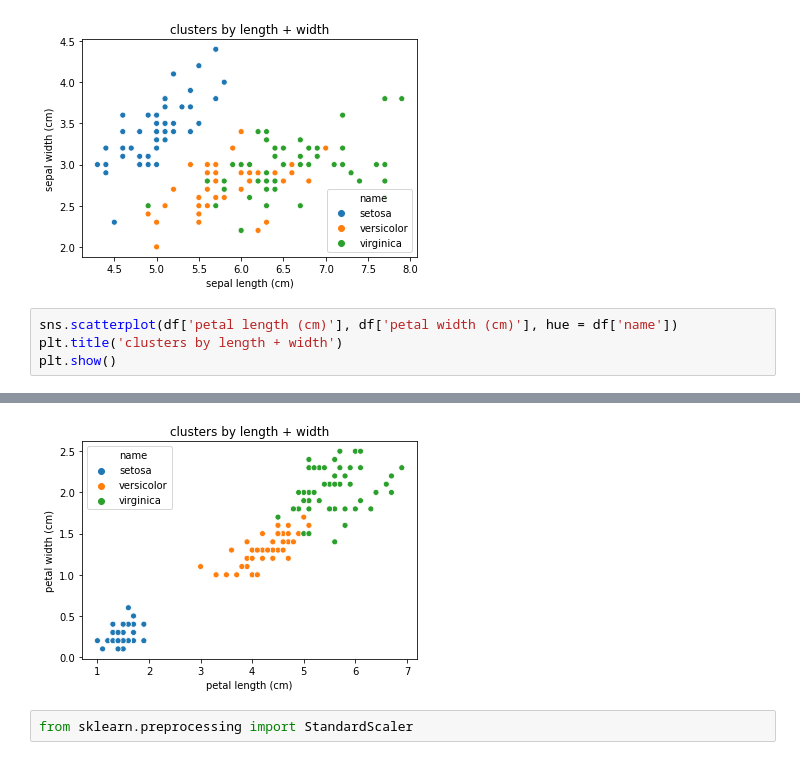
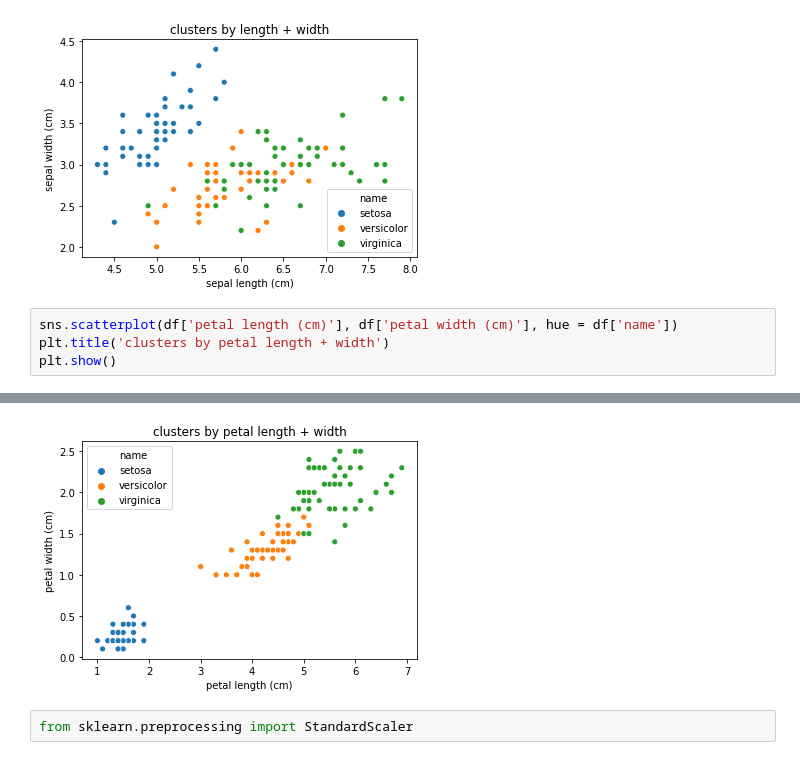
Before and after one commit to bphall/pca_sandbox, a Jupyter notebook: pca_sandbox.ipynb, the cells around one changed output, grey strips where cells are left out. Saved outputs shown, nothing was run; the diff lists cells and outputs as text.

```diff
--- a/pca_sandbox.ipynb
+++ b/pca_sandbox.ipynb
@@ -44,13 +55,13 @@ plt.show()
 [figure]
 # %%
 sns.scatterplot(df['petal length (cm)'], df['petal width (cm)'], hue = df['name'])
-plt.title('clusters by length + width')
+plt.title('clusters by petal length + width')
 plt.show()
 # %% [output]
 [interactive output not drawn]
 [interactive output not drawn]
 [interactive output not drawn]
-[figure, old version]
+[figure, new version]
 # %%
 from sklearn.preprocessing import StandardScaler
 # %%
```
Also changed, not shown: parts of 2 cells of this notebook.
